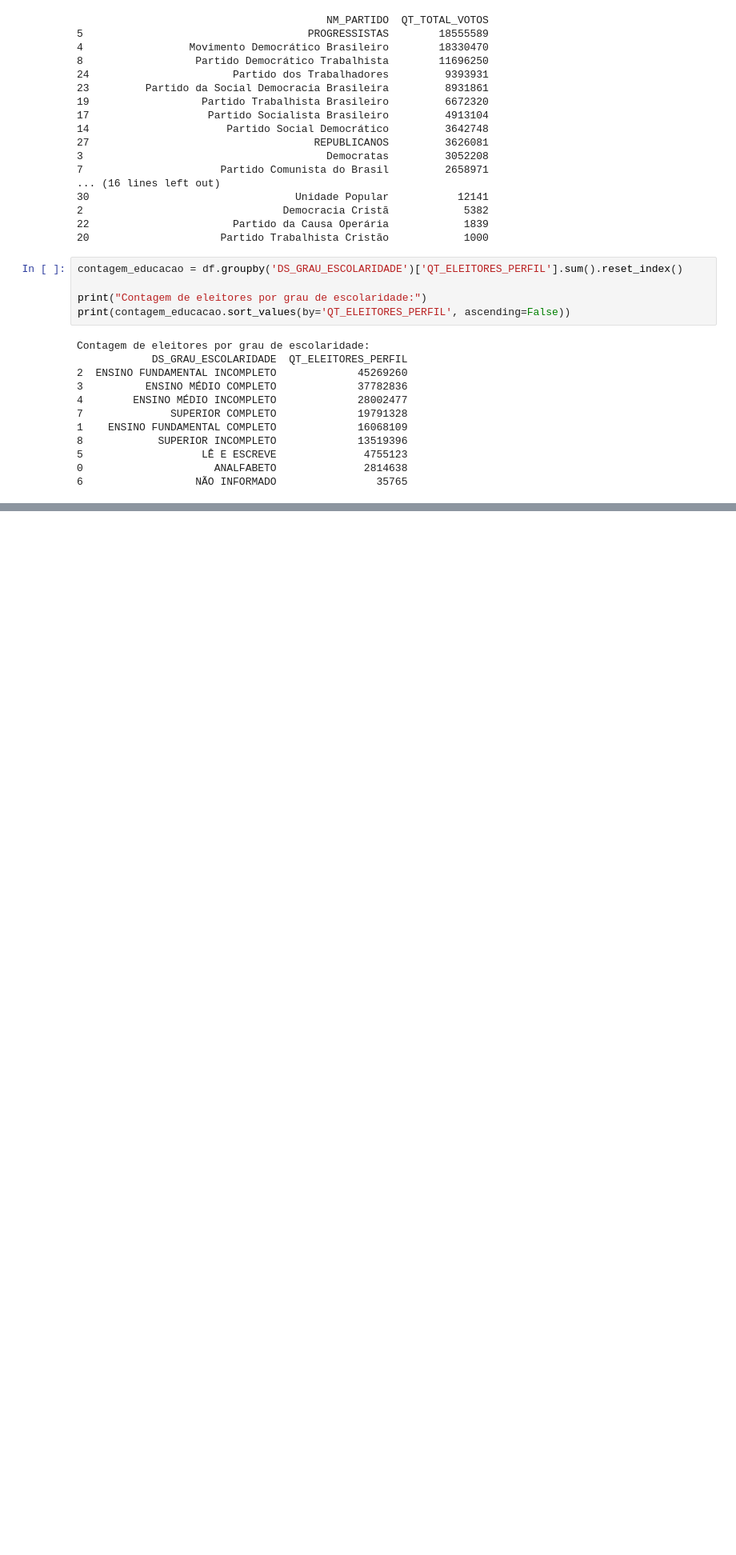
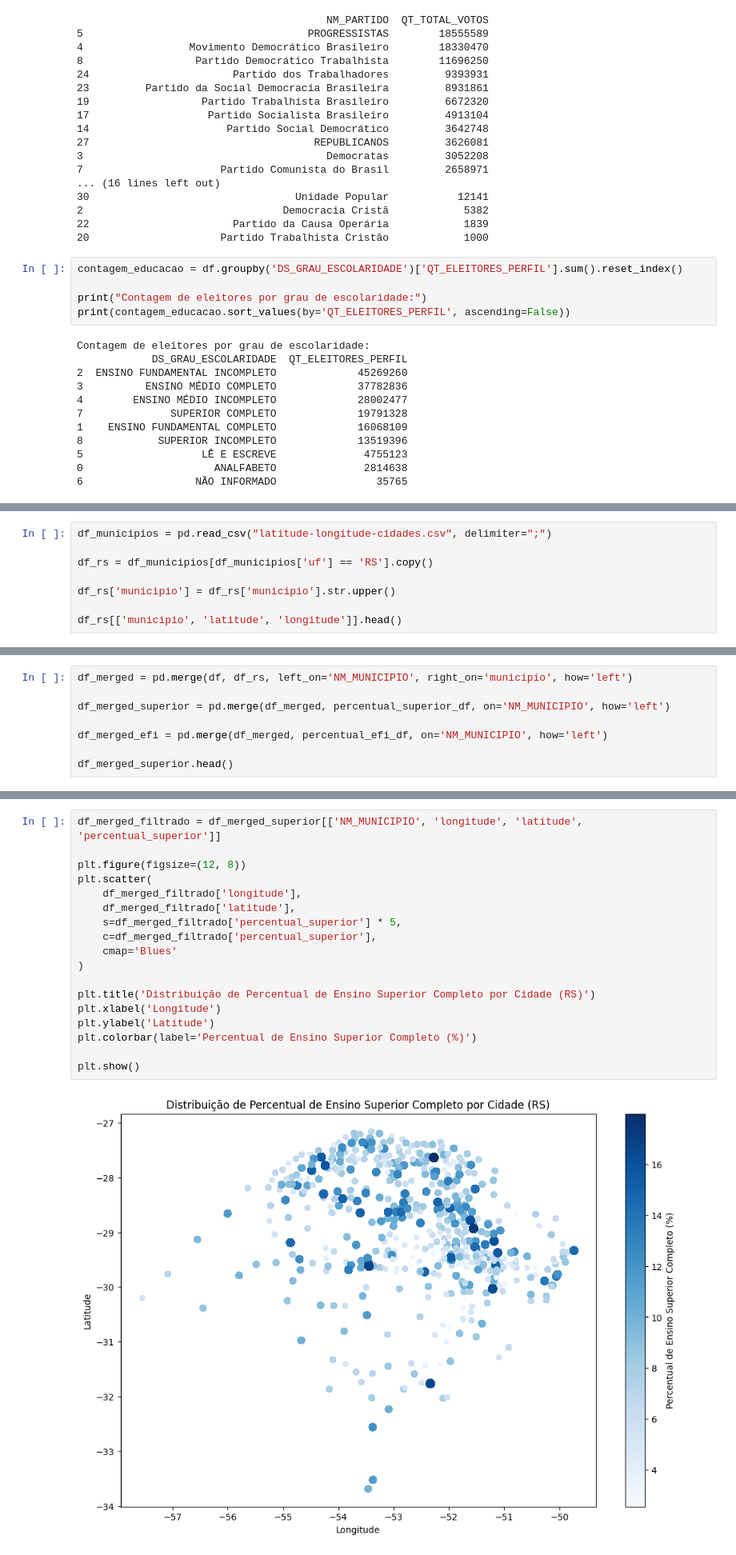
Before and after one commit to arthuraccorsi/TF-CPAD, a Jupyter notebook: TF_EDA.ipynb, the cells around one changed output, grey strips where cells are left out. Shown: that part at 80% size. Drawn from its saved outputs; the diff is of its cells as text; blank space fills up the shorter version.

```diff
--- a/TF_EDA.ipynb
+++ b/TF_EDA.ipynb
@@ -215,0 +293,8 @@ Total de cidades: 497
+# %%
+df_municipios = pd.read_csv("latitude-longitude-cidades.csv", delimiter=";")
+
+df_rs = df_municipios[df_municipios['uf'] == 'RS'].copy()
+
+df_rs['municipio'] = df_rs['municipio'].str.upper()
+
+df_rs[['municipio', 'latitude', 'longitude']].head()
@@ -215,0 +308,8 @@ Total de cidades: 497
+# %%
+df_merged = pd.merge(df, df_rs, left_on='NM_MUNICIPIO', right_on='municipio', how='left')
+
+df_merged_superior = pd.merge(df_merged, percentual_superior_df, on='NM_MUNICIPIO', how='left')
+
+df_merged_efi = pd.merge(df_merged, percentual_efi_df, on='NM_MUNICIPIO', how='left')
+
+df_merged_superior.head()
@@ -215,0 +323,20 @@ Total de cidades: 497
+# %%
+df_merged_filtrado = df_merged_superior[['NM_MUNICIPIO', 'longitude', 'latitude', 'percentual_superior']]
+
+plt.figure(figsize=(12, 8))
+plt.scatter(
+    df_merged_filtrado['longitude'],
+    df_merged_filtrado['latitude'],
+    s=df_merged_filtrado['percentual_superior'] * 5,
+    c=df_merged_filtrado['percentual_superior'],
+    cmap='Blues'
+)
+
+plt.title('Distribuição de Percentual de Ensino Superior Completo por Cidade (RS)')
+plt.xlabel('Longitude')
+plt.ylabel('Latitude')
+plt.colorbar(label='Percentual de Ensino Superior Completo (%)')
+
+plt.show()
+# %% [output]
+[figure, added]
```
Also changed, not shown: parts of 9 cells of this notebook, 1 other file.
